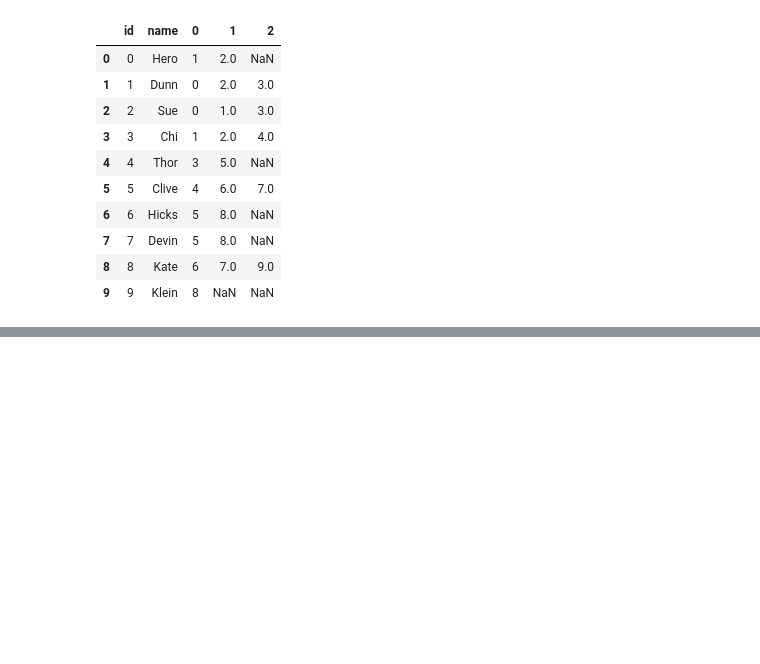
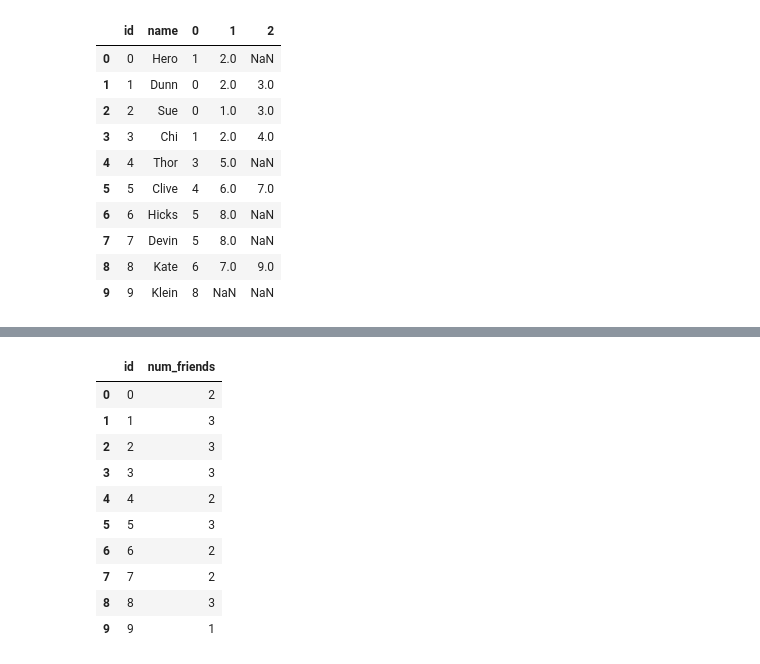
Before and after one commit to PaulApivat/dsfs, a Jupyter notebook: ch1/friendship_network.ipynb, the cells around one changed output, grey strips where cells are left out. Cells and saved outputs as stored; diff of their text form; code cells hidden in the pictures; blank space fills up the shorter version.

```diff
--- a/ch1/friendship_network.ipynb
+++ b/ch1/friendship_network.ipynb
@@ -204,0 +221,15 @@ NameError: name 'number_of_friends' is not defined
+# %%
+num_friends_by_id = pd.DataFrame(num_friends_by_id, columns = ['id', 'num_friends'])
+num_friends_by_id
+# %% [output]
+|  | id | num_friends |
+| 0 | 0 | 2 |
+| 1 | 1 | 3 |
+| 2 | 2 | 3 |
+| 3 | 3 | 3 |
+| 4 | 4 | 2 |
+| 5 | 5 | 3 |
+| 6 | 6 | 2 |
+| 7 | 7 | 2 |
+| 8 | 8 | 3 |
+| 9 | 9 | 1 |
```
Also changed, not shown: parts of 6 cells of this notebook.
